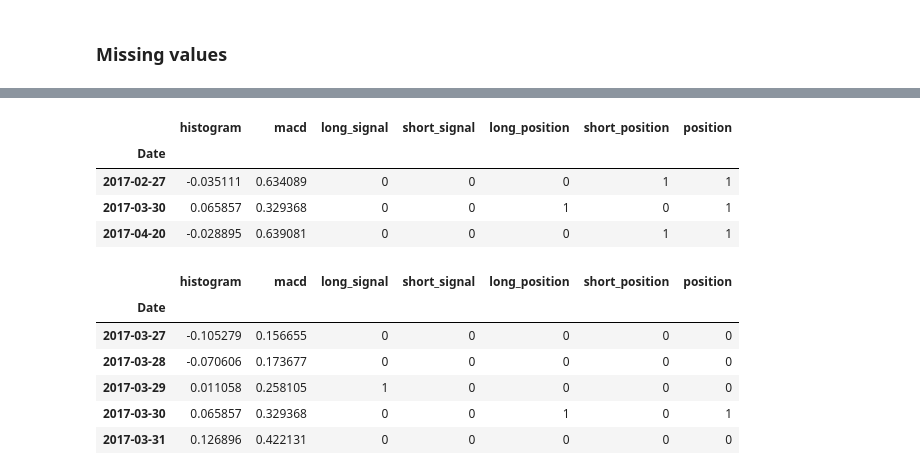
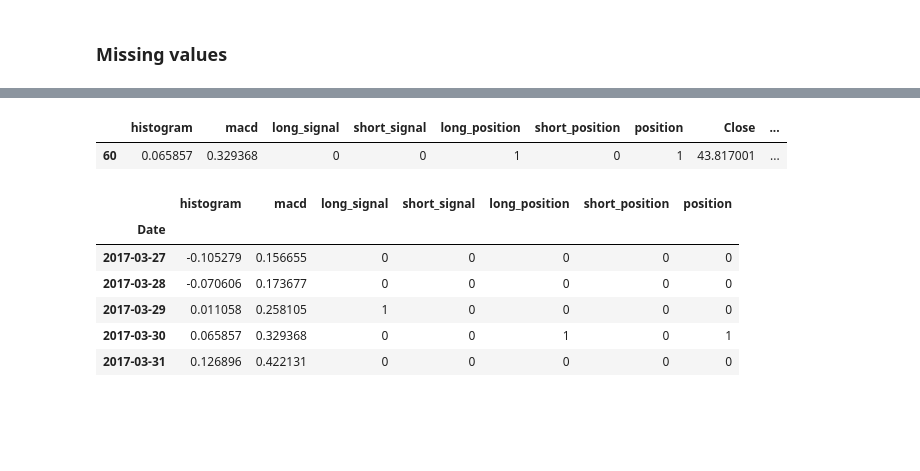
Before and after one commit to ryanlxz/backtesting, a Jupyter notebook: notebooks/test.ipynb, the cells around one changed output, grey strips where cells are left out. Drawn from its saved outputs; the diff is of its cells as text; code cells hidden in the pictures; blank space fills up the shorter version.

```diff
--- a/notebooks/test.ipynb
+++ b/notebooks/test.ipynb
@@ -73,7 +78,10 @@ macd_df['short_signal'] = np.where((macd_df['histogram']<0) &(macd_df['histogram
 # trading positions where you enter the trade 1 day after the signal (assuming that the closing price is used to calculate the EMA)
 macd_df['long_position'] = np.where(macd_df['long_signal'].shift(1)==1,1,0)
 macd_df['short_position'] = np.where(macd_df['short_signal'].shift(1)==1,1,0)
-macd_df['position'] = np.where((macd_df['long_position']==1)|(macd_df['short_position']==1),1,0)
+macd_df['position'] = np.where(macd_df['long_position'] == 1, 'long', np.where(macd_df['short_position'] == 1, 'short', np.nan))
+# drop unnecessary columns to free space
+macd_df = macd_df.drop(['long_position', 'short_position','long_signal','short_signal'], axis=1)
+# macd_df['position'] = np.where((macd_df['long_position']==1)|(macd_df['short_position']==1),1,0)
 
 #exit (2-day RSI of single day is greater than 65 for long positions, and less than 35 for short positions)
 macd_df['Close'] = test_df['Close']
@@ -86,6 +94,17 @@ for i in macd_df.loc[macd_df['position']==1].index:
 macd_df['exit_long'] = np.where(macd_df['rsi'].shift(1)>65,1,0) #signal to exit is generated when 2-period RSI above 65, but exit trade is only executed on following day.
 macd_df['exit_short'] = np.where(macd_df['rsi'].shift(1)<35,1,0)
 macd_df['exit_date'] = ''
+# exit long positions
+for i in macd_df.loc[macd_df['long_position']==1].index:
+    new_macd_df = macd_df.loc[i+2:]
+    if len(new_macd_df) == 0: #index out of range, so use last date as exit
+        macd_df['exit_date'].iloc[i] = macd_df['Date'].iloc[-1]
+    for j in range(len(new_macd_df)):
+        if new_macd_df['exit_long'].iloc[j]==1:
+            macd_df['exit_date'].iloc[i] = new_macd_df['Date'].iloc[j]
+            break
+        else:
+            macd_df['exit_date'].iloc[i] = macd_df['Date'].iloc[-1]
 macd_df
 # %% [output]
 [*********************100%***********************]  1 of 1 completed
@@ -117,11 +133,8 @@ See the caveats in the documentation: https://pandas.pydata.org/pandas-docs/stab
 # %%
-macd_df[macd_df['position']==1]
+macd_df[macd_df['long_position']==1]
 # %% [output]
-|  | histogram | macd | long_signal | short_signal | long_position | short_position | position |
-| Date |  |  |  |  |  |  |  |
-| 2017-02-27 | -0.035111 | 0.634089 | 0 | 0 | 0 | 1 | 1 |
-| 2017-03-30 | 0.065857 | 0.329368 | 0 | 0 | 1 | 0 | 1 |
-| 2017-04-20 | -0.028895 | 0.639081 | 0 | 0 | 0 | 1 | 1 |
+|  | histogram | macd | long_signal | short_signal | long_position | short_position | position | Close | ... |
+| 60 | 0.065857 | 0.329368 | 0 | 0 | 1 | 0 | 1 | 43.817001 | ... |
 # %%
 macd_df.loc['2017-03-27':]
 # %% [output]
```
Also changed, not shown: parts of 7 cells of this notebook, 4 other files.
